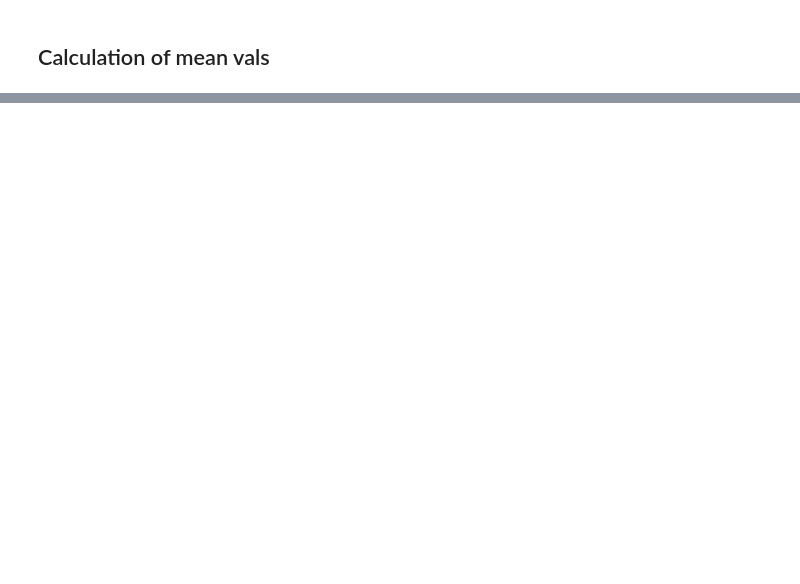
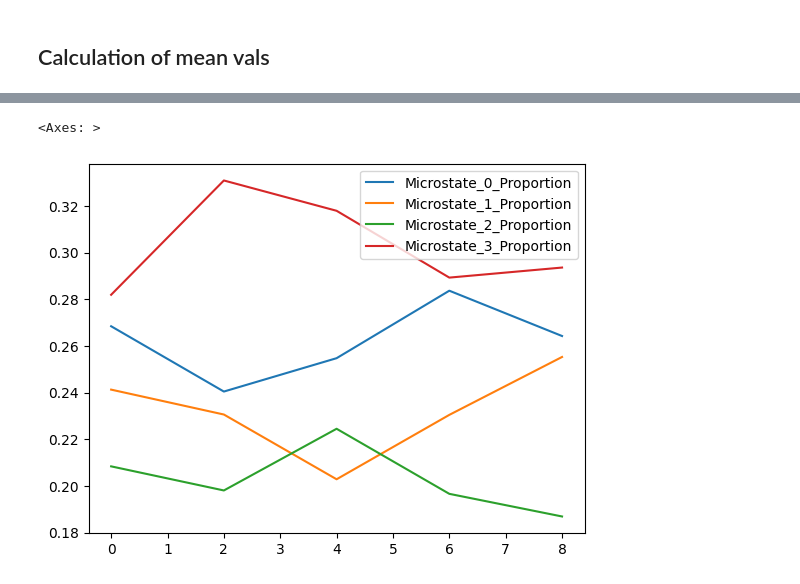
Before and after one commit to anast3t/nsu-microstate-rest-eeg, a Jupyter notebook: MicrostatesPreprocessed.ipynb, the cells around one changed output, grey strips where cells are left out. Drawn from its saved outputs; the diff is of its cells as text; code cells hidden in the pictures; blank space fills up the shorter version.

```diff
--- a/MicrostatesPreprocessed.ipynb
+++ b/MicrostatesPreprocessed.ipynb
@@ -456,0 +819,5 @@ Saving MHW object ACP_INP0014_REST1_1pnt_1vis_th
+# %%
+proportions_th.loc[proportions_th['Event'] == 'Closed'].plot()
+# %% [output]
+<Axes: >
+[figure, added]
```
Also changed, not shown: parts of 58 cells of this notebook, 5 other files.
